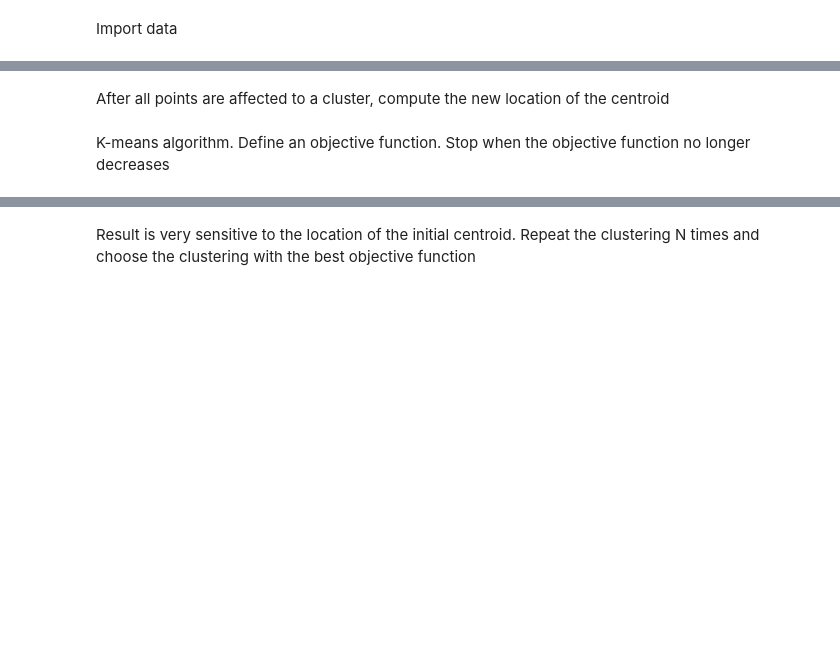
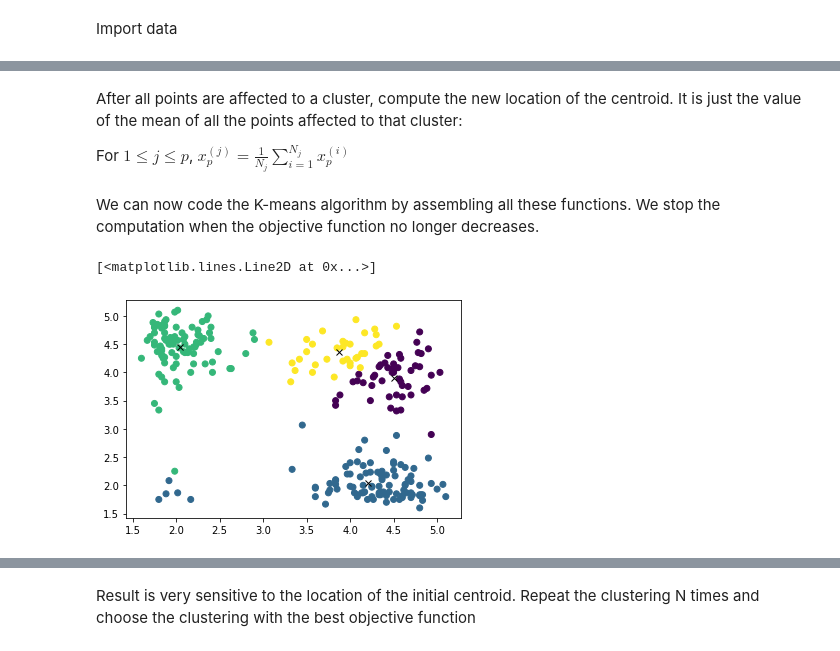
Before and after one commit to ArianeDucellier/Programmation, a Jupyter notebook: ML/kmeans_tutorial.ipynb, the cells around one changed output, grey strips where cells are left out. Cells and saved outputs as stored; diff of their text form; code cells hidden in the pictures; blank space fills up the shorter version.

```diff
--- a/ML/kmeans_tutorial.ipynb
+++ b/ML/kmeans_tutorial.ipynb
@@ -56,7 +86,9 @@ def compute_clusters(distance):
     objective = objective / np.shape(distance)[0]
     return (clusters, objective)
 # %% [markdown]
-After all points are affected to a cluster, compute the new location of the centroid
+After all points are affected to a cluster, compute the new location of the centroid. It is just the value of the mean of all the points affected to that cluster:
+
+For $1 \leq j \leq p$, $x_p^{(j)} = \frac{1}{N_j} \sum_{i = 1}^{N_j} x_p^{(i)}$
 # %%
 def compute_centers(data, clusters, k):
     """
@@ -70,7 +102,7 @@ def compute_centers(data, clusters, k):
             centers[i, :] = np.mean(subdata, axis=0)
     return centers
 # %% [markdown]
-K-means algorithm. Define an objective function. Stop when the objective function no longer decreases
+We can now code the K-means algorithm by assembling all these functions. We stop the computation when the objective function no longer decreases.
 # %%
 def kmeans(data, k):
     """
@@ -88,3 +120,11 @@ def kmeans(data, k):
             centers = compute_centers(data, clusters_new, k)
             objective_old = objective_new
             clusters_old = clusters_new
+# %%
+k = 4
+(clusters, objective, centers) = kmeans(data, k)
+plt.scatter(data[:,0], data[:,1], c=clusters)
+plt.plot(centers[:, 0], centers[:, 1], 'kx')
+# %% [output]
+[<matplotlib.lines.Line2D at 0x...>]
+[figure, added]
```
Also changed, not shown: parts of 19 cells of this notebook, 4 other files.
